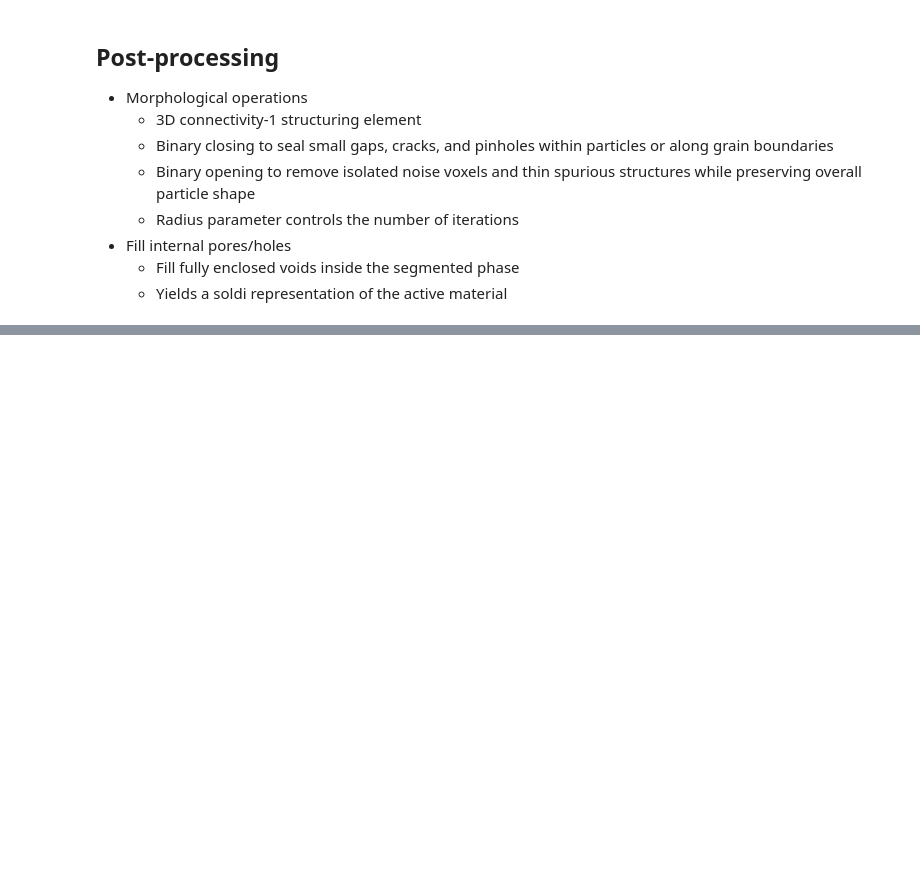
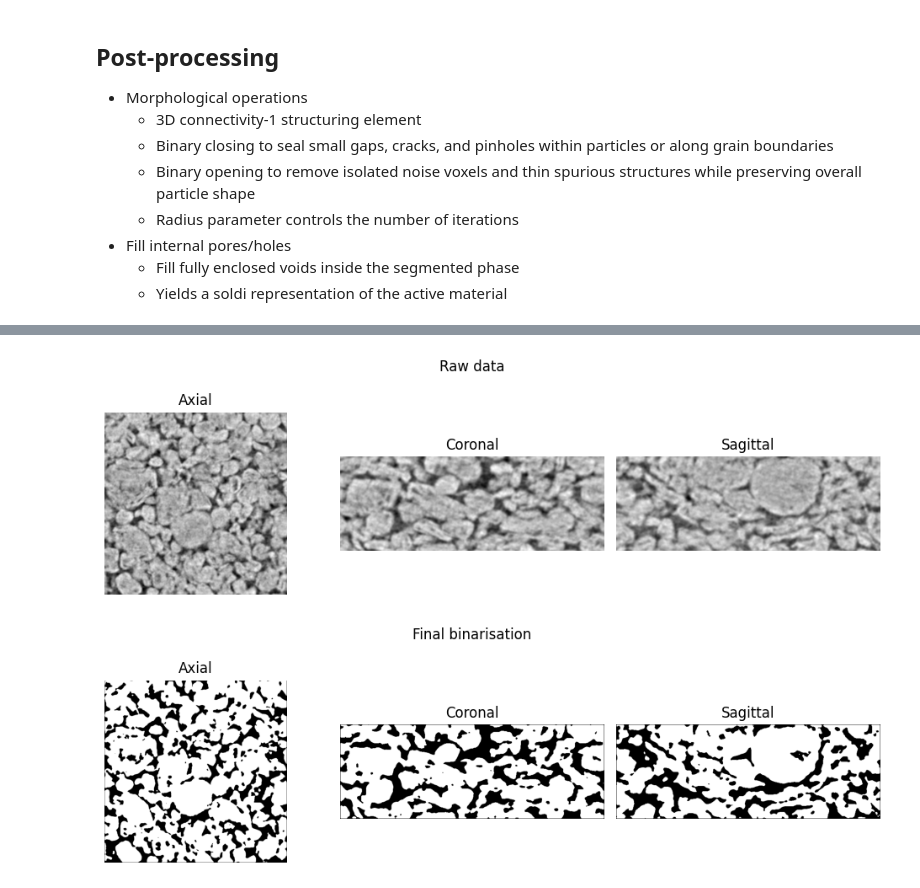
Before and after one commit to aryziz/CTSeg3D-IKT213, a Jupyter notebook: notebooks/guide.ipynb, the cells around one changed output, grey strips where cells are left out. Saved outputs shown, nothing was run; the diff lists cells and outputs as text; code cells hidden in the pictures; blank space fills up the shorter version.

```diff
--- a/notebooks/guide.ipynb
+++ b/notebooks/guide.ipynb
@@ -503,0 +494,6 @@ Postprocessing mask...
+# %%
+show_slices(raw_data, "Raw data")
+show_slices(pore_filled, "Final binarisation")
+# %% [output]
+[figure, added]
+[figure, added]
```
Also changed, not shown: parts of 6 cells of this notebook, 4 other files.
